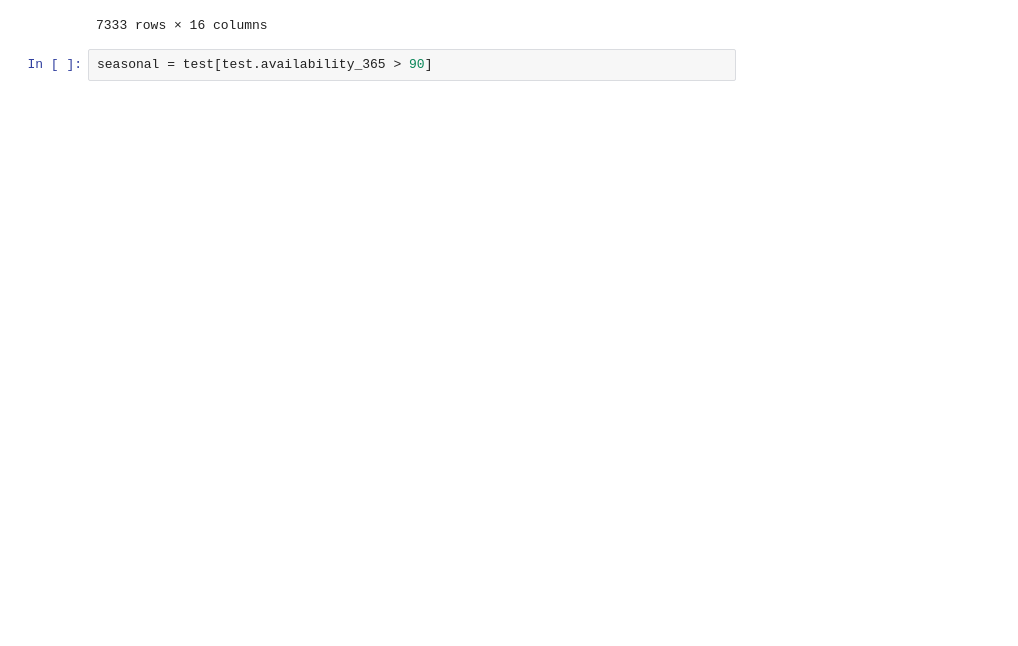
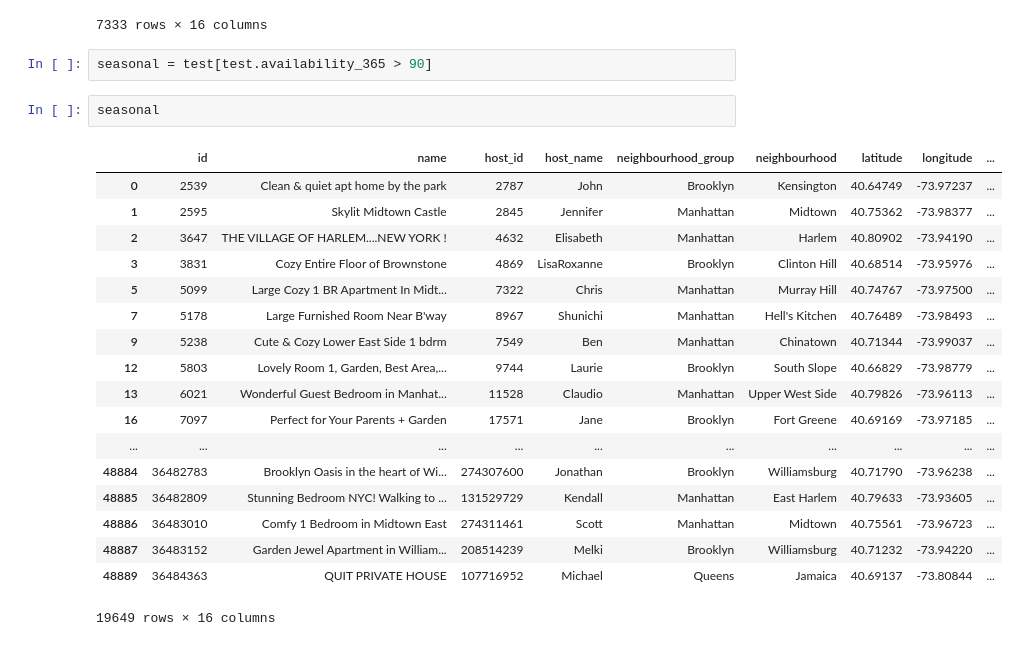
Before and after one commit to david-yang2/airbnb, a Jupyter notebook: EDA.ipynb, the cells around one changed output. Drawn from its saved outputs; the diff is of its cells as text; blank space fills up the shorter version.

Commit message:
room types

```diff
--- a/EDA.ipynb
+++ b/EDA.ipynb
@@ -374,3 +374,24 @@ short_listings
 7333 rows × 16 columns
 # %%
 seasonal = test[test.availability_365 > 90]
+# %%
+seasonal
+# %% [output]
+|  | id | name | host_id | host_name | neighbourhood_group | neighbourhood | latitude | longitude | ... |
+| 0 | 2539 | Clean & quiet apt home by the park | 2787 | John | Brooklyn | Kensington | 40.64749 | -73.97237 | ... |
+| 1 | 2595 | Skylit Midtown Castle | 2845 | Jennifer | Manhattan | Midtown | 40.75362 | -73.98377 | ... |
+| 2 | 3647 | THE VILLAGE OF HARLEM....NEW YORK ! | 4632 | Elisabeth | Manhattan | Harlem | 40.80902 | -73.94190 | ... |
+| 3 | 3831 | Cozy Entire Floor of Brownstone | 4869 | LisaRoxanne | Brooklyn | Clinton Hill | 40.68514 | -73.95976 | ... |
+| 5 | 5099 | Large Cozy 1 BR Apartment In Midt... | 7322 | Chris | Manhattan | Murray Hill | 40.74767 | -73.97500 | ... |
+| 7 | 5178 | Large Furnished Room Near B'way | 8967 | Shunichi | Manhattan | Hell's Kitchen | 40.76489 | -73.98493 | ... |
+| 9 | 5238 | Cute & Cozy Lower East Side 1 bdrm | 7549 | Ben | Manhattan | Chinatown | 40.71344 | -73.99037 | ... |
+| 12 | 5803 | Lovely Room 1, Garden, Best Area,... | 9744 | Laurie | Brooklyn | South Slope | 40.66829 | -73.98779 | ... |
+| 13 | 6021 | Wonderful Guest Bedroom in Manhat... | 11528 | Claudio | Manhattan | Upper West Side | 40.79826 | -73.96113 | ... |
+| 16 | 7097 | Perfect for Your Parents + Garden | 17571 | Jane | Brooklyn | Fort Greene | 40.69169 | -73.97185 | ... |
+| ... | ... | ... | ... | ... | ... | ... | ... | ... | ... |
+| 48884 | 36482783 | Brooklyn Oasis in the heart of Wi... | 274307600 | Jonathan | Brooklyn | Williamsburg | 40.71790 | -73.96238 | ... |
+| 48885 | 36482809 | Stunning Bedroom NYC! Walking to ... | 131529729 | Kendall | Manhattan | East Harlem | 40.79633 | -73.93605 | ... |
+| 48886 | 36483010 | Comfy 1 Bedroom in Midtown East | 274311461 | Scott | Manhattan | Midtown | 40.75561 | -73.96723 | ... |
+| 48887 | 36483152 | Garden Jewel Apartment in William... | 208514239 | Melki | Brooklyn | Williamsburg | 40.71232 | -73.94220 | ... |
+| 48889 | 36484363 | QUIT PRIVATE HOUSE | 107716952 | Michael | Queens | Jamaica | 40.69137 | -73.80844 | ... |
+19649 rows × 16 columns
```
